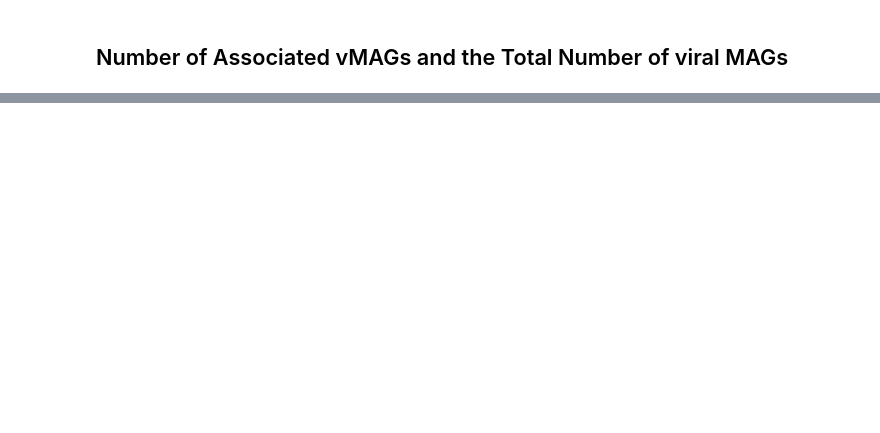
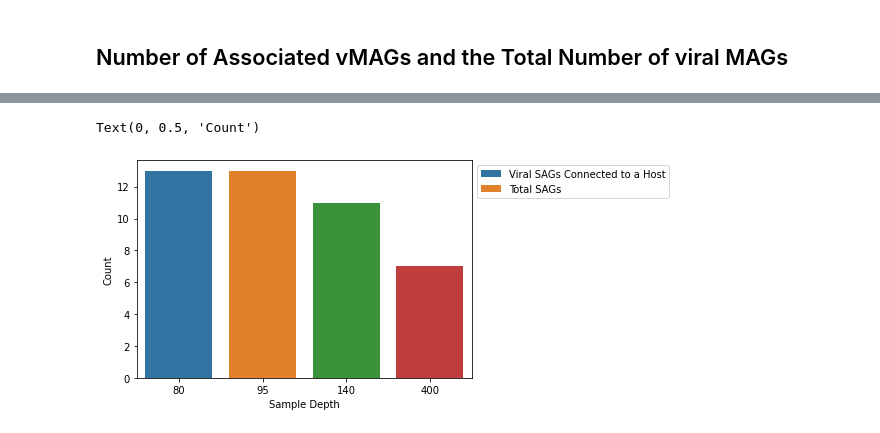
Before and after one commit to mdherring/OMZ_MH_Analysis, a Jupyter notebook: 02_host_virus_assoc_summary.ipynb, the cells around one changed output, grey strips where cells are left out. Saved outputs shown, nothing was run; the diff lists cells and outputs as text; code cells hidden in the pictures; blank space fills up the shorter version.

```diff
--- a/02_host_virus_assoc_summary.ipynb
+++ b/02_host_virus_assoc_summary.ipynb
@@ -437,3 +370,15 @@ Text(0, 0.5, 'Count')
+# %%
+sags_count = pd.DataFrame(sags_viruses['depth'].value_counts())
+sags_count.rename(columns={'depth': 'count'}, inplace=True)
+sample_depth = [80,95,140,400]
+sags_count['sample_depth'] = sample_depth
+
+sns.barplot(x="sample_depth", y="count", data=sags_count)
+plt.xlabel('Sample Depth')
+plt.ylabel('Count')
+# %% [output]
+Text(0, 0.5, 'Count')
+[figure, added]
 # %%
 vMAGs = df.groupby('virus_type', as_index=False).get_group('vMAG')
 sample_depth = [80,95,140,400]
```
Also changed, not shown: parts of 22 cells of this notebook.
